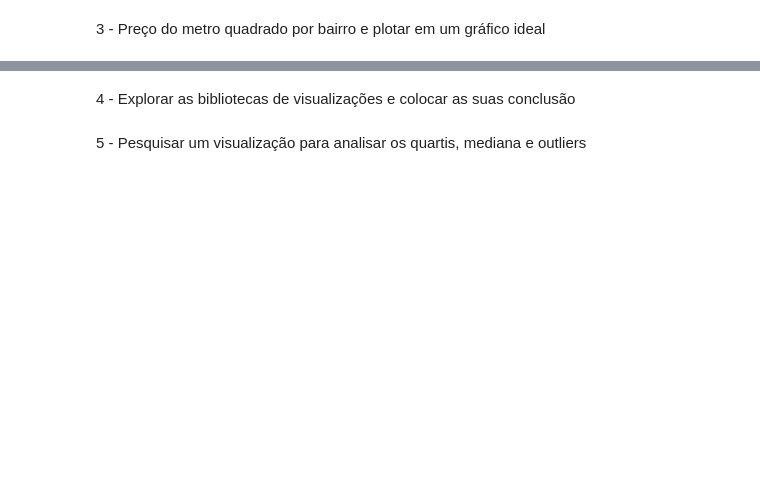
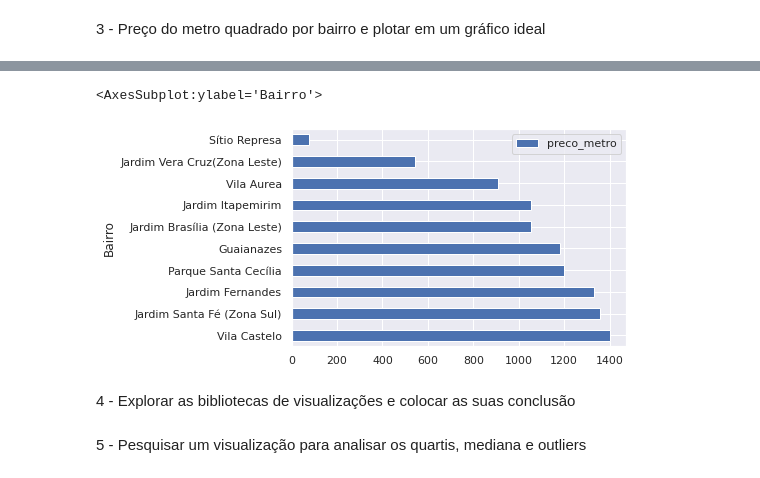
Before and after one commit to rafaelladuarte/imersao_dados_4, a Jupyter notebook: Imersao_Dados/Aulas/Aula_2.ipynb, the cells around one changed output, grey strips where cells are left out. Saved outputs shown, nothing was run; the diff lists cells and outputs as text; code cells hidden in the pictures; blank space fills up the shorter version.

```diff
--- a/Imersao_Dados/Aulas/Aula_2.ipynb
+++ b/Imersao_Dados/Aulas/Aula_2.ipynb
@@ -370,3 +562,8 @@ plt.show()
+# %%
+bairro_preco_metro.tail(10).plot.barh()
+# %% [output]
+<AxesSubplot:ylabel='Bairro'>
+[figure, added]
 # %% [markdown]
 4 - Explorar as bibliotecas de visualizações e colocar as suas conclusão
 # %% [markdown]
```
Also changed, not shown: parts of 35 cells of this notebook, 1 other file.
